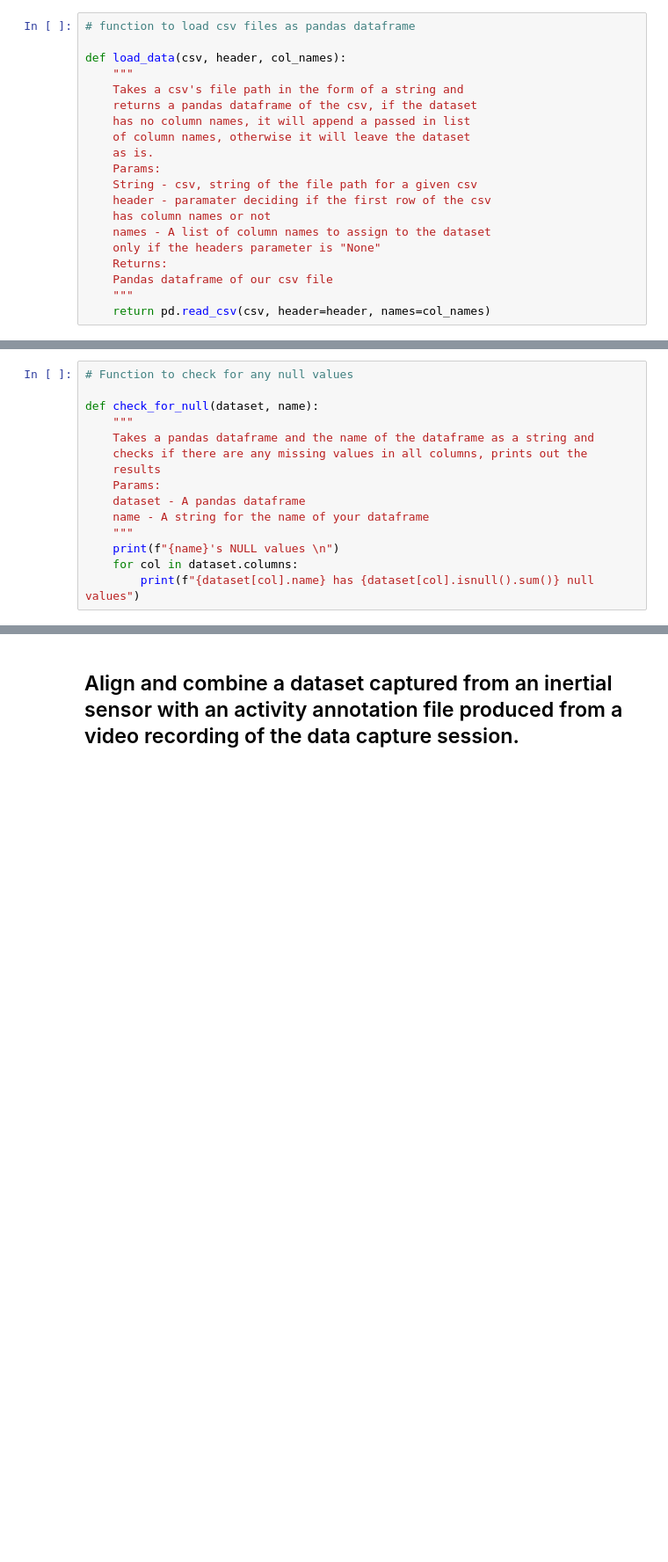
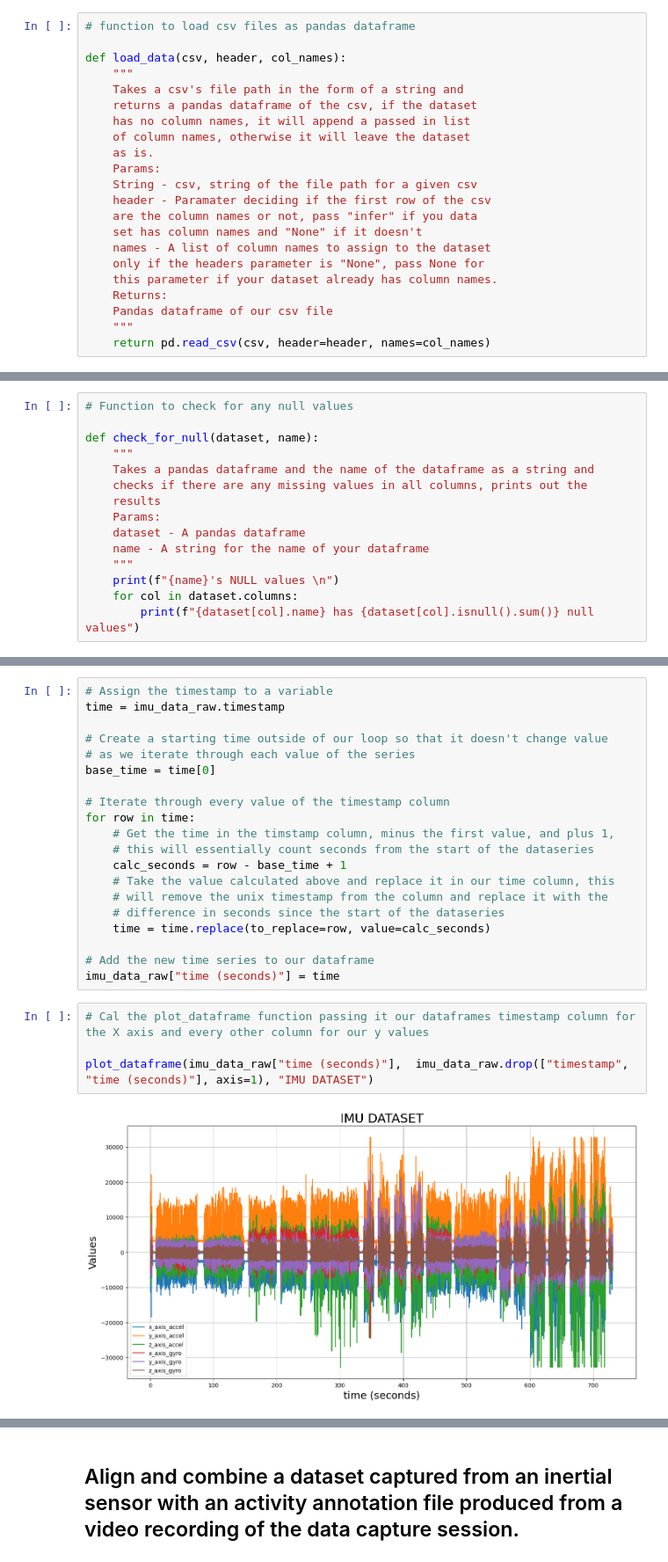
Before and after one commit to Mokoto-K/COSC102-assignment-3, a Jupyter notebook: assignment-3.ipynb, the cells around one changed output, grey strips where cells are left out. Shown at 88% size. Drawn from its saved outputs; the diff is of its cells as text; blank space fills up the shorter version.

```diff
--- a/assignment-3.ipynb
+++ b/assignment-3.ipynb
@@ -26,10 +27,12 @@ def load_data(csv, header, col_names):
     as is.
     Params:
     String - csv, string of the file path for a given csv
-    header - paramater deciding if the first row of the csv
-    has column names or not
+    header - Paramater deciding if the first row of the csv
+    are the column names or not, pass "infer" if you data
+    set has column names and "None" if it doesn't
     names - A list of column names to assign to the dataset
-    only if the headers parameter is "None"
+    only if the headers parameter is "None", pass None for
+    this parameter if your dataset already has column names.
     Returns:
     Pandas dataframe of our csv file
     """
@@ -81,0 +151,26 @@ z_axis_gyro has 0 null values
+# %%
+# Assign the timestamp to a variable
+time = imu_data_raw.timestamp
+
+# Create a starting time outside of our loop so that it doesn't change value
+# as we iterate through each value of the series
+base_time = time[0]
+
+# Iterate through every value of the timestamp column
+for row in time:
+    # Get the time in the timstamp column, minus the first value, and plus 1,
+    # this will essentially count seconds from the start of the dataseries
+    calc_seconds = row - base_time + 1
+    # Take the value calculated above and replace it in our time column, this
+    # will remove the unix timestamp from the column and replace it with the
+    # difference in seconds since the start of the dataseries
+    time = time.replace(to_replace=row, value=calc_seconds)
+
+# Add the new time series to our dataframe
+imu_data_raw["time (seconds)"] = time
+# %%
+# Cal the plot_dataframe function passing it our dataframes timestamp column for the X axis and every other column for our y values
+
+plot_dataframe(imu_data_raw["time (seconds)"],  imu_data_raw.drop(["timestamp", "time (seconds)"], axis=1), "IMU DATASET")
+# %% [output]
+[figure, added]
```
Also changed, not shown: parts of 17 cells of this notebook.
